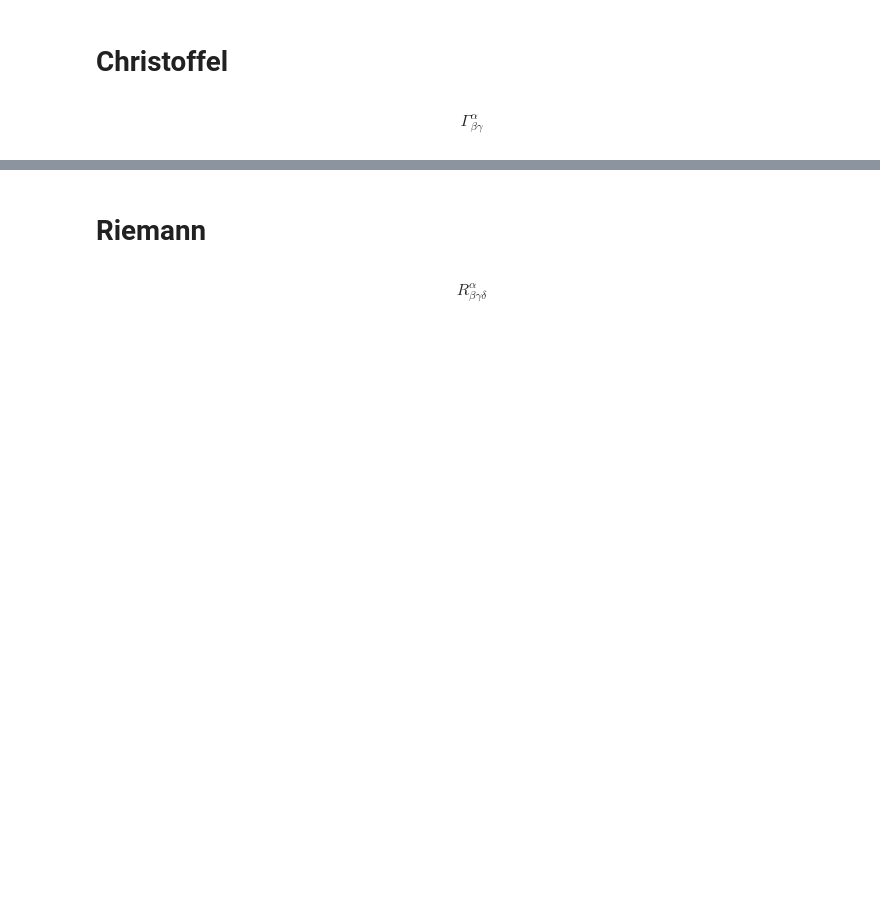
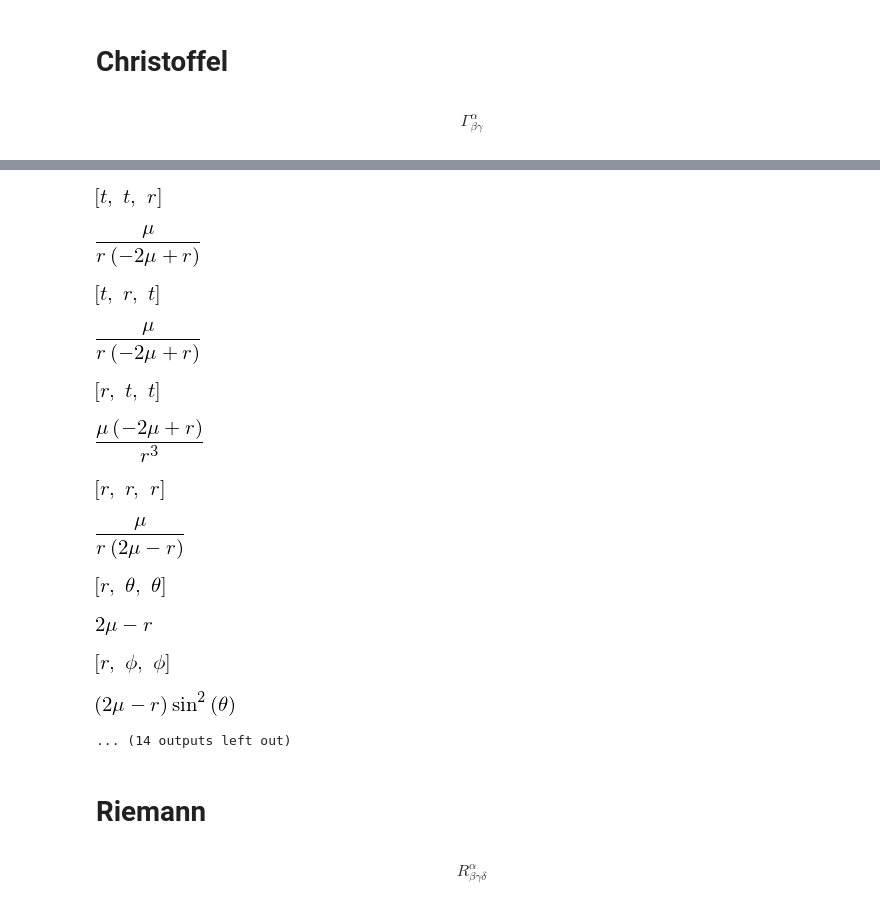
Before and after one commit to ER-Franco/TOPICOS_II, a Jupyter notebook: kerr_real.ipynb, the cells around one changed output, grey strips where cells are left out. Drawn from its saved outputs; the diff is of its cells as text; code cells hidden in the pictures; blank space fills up the shorter version.

```diff
--- a/kerr_real.ipynb
+++ b/kerr_real.ipynb
@@ -108,3 +134,23 @@ for i in chr_latex:
+# %%
+for i in range(chris_sage.size):
+    chris_check = sp.simplify(chris_python[i].subs(a, 0))
+    if chris_check != 0:
+        display([coord[indices.iat[i, 0]], coord[indices.iat[i, 1]], coord[indices.iat[i, 2]]])
+        display(chris_check)
+# %% [output]
+[figure, added]
+[figure, added]
+[figure, added]
+[figure, added]
+[figure, added]
+[figure, added]
+[figure, added]
+[figure, added]
+[figure, added]
+[figure, added]
+[figure, added]
+[figure, added]
+... (14 outputs left out)
 # %% [markdown]
 # Riemann
 # %% [markdown]
```
Also changed, not shown: parts of 9 cells of this notebook, 25 other files.
